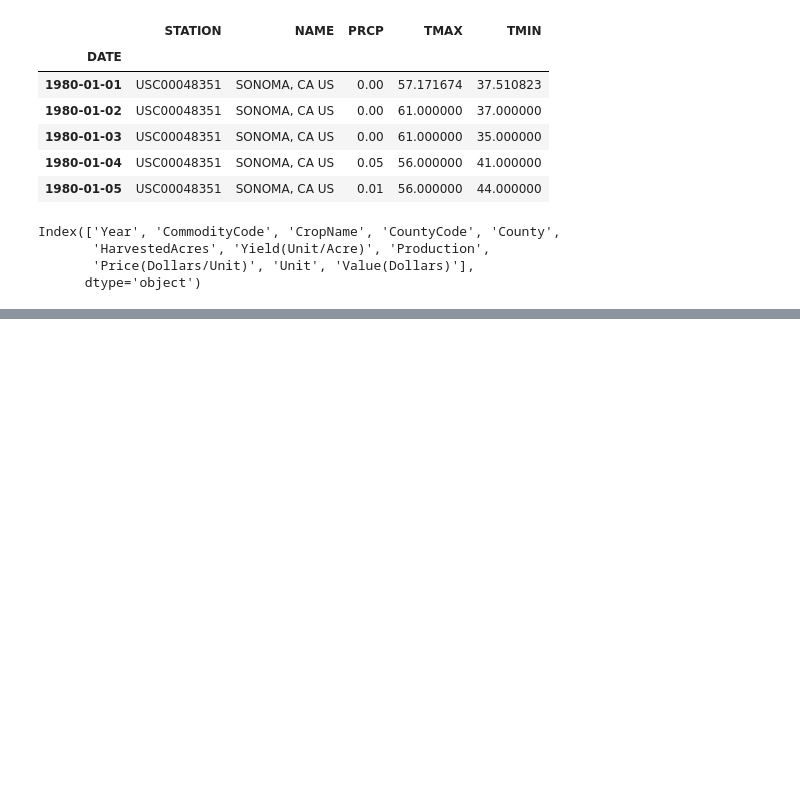
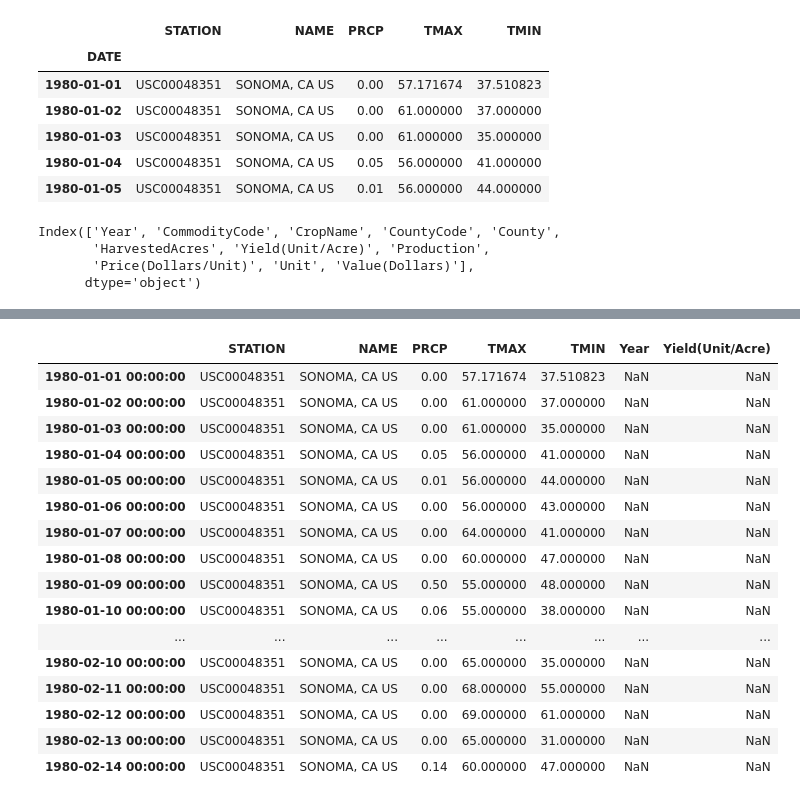
Before and after one commit to coldzonemt/Capstone_2, a Jupyter notebook: Pre-Processing_and_Training.ipynb, the cells around one changed output, grey strips where cells are left out. Cells and saved outputs as stored; diff of their text form; code cells hidden in the pictures; blank space fills up the shorter version.

```diff
--- a/Pre-Processing_and_Training.ipynb
+++ b/Pre-Processing_and_Training.ipynb
@@ -163,6 +170,26 @@ df.tail(45)
 | 38 | NaN | NaN | NaN | NaN | NaN | 1982.0 | 4.00 |
 | 39 | NaN | NaN | NaN | NaN | NaN | 1981.0 | 3.39 |
 | 40 | NaN | NaN | NaN | NaN | NaN | 1980.0 | 3.34 |
+# %%
+df.head(45)
+# %% [output]
+|  | STATION | NAME | PRCP | TMAX | TMIN | Year | Yield(Unit/Acre) |
+| 1980-01-01 00:00:00 | USC00048351 | SONOMA, CA US | 0.00 | 57.171674 | 37.510823 | NaN | NaN |
+| 1980-01-02 00:00:00 | USC00048351 | SONOMA, CA US | 0.00 | 61.000000 | 37.000000 | NaN | NaN |
+| 1980-01-03 00:00:00 | USC00048351 | SONOMA, CA US | 0.00 | 61.000000 | 35.000000 | NaN | NaN |
+| 1980-01-04 00:00:00 | USC00048351 | SONOMA, CA US | 0.05 | 56.000000 | 41.000000 | NaN | NaN |
+| 1980-01-05 00:00:00 | USC00048351 | SONOMA, CA US | 0.01 | 56.000000 | 44.000000 | NaN | NaN |
+| 1980-01-06 00:00:00 | USC00048351 | SONOMA, CA US | 0.00 | 56.000000 | 43.000000 | NaN | NaN |
+| 1980-01-07 00:00:00 | USC00048351 | SONOMA, CA US | 0.00 | 64.000000 | 41.000000 | NaN | NaN |
+| 1980-01-08 00:00:00 | USC00048351 | SONOMA, CA US | 0.00 | 60.000000 | 47.000000 | NaN | NaN |
+| 1980-01-09 00:00:00 | USC00048351 | SONOMA, CA US | 0.50 | 55.000000 | 48.000000 | NaN | NaN |
+| 1980-01-10 00:00:00 | USC00048351 | SONOMA, CA US | 0.06 | 55.000000 | 38.000000 | NaN | NaN |
+| ... | ... | ... | ... | ... | ... | ... | ... |
+| 1980-02-10 00:00:00 | USC00048351 | SONOMA, CA US | 0.00 | 65.000000 | 35.000000 | NaN | NaN |
+| 1980-02-11 00:00:00 | USC00048351 | SONOMA, CA US | 0.00 | 68.000000 | 55.000000 | NaN | NaN |
+| 1980-02-12 00:00:00 | USC00048351 | SONOMA, CA US | 0.00 | 69.000000 | 61.000000 | NaN | NaN |
+| 1980-02-13 00:00:00 | USC00048351 | SONOMA, CA US | 0.00 | 65.000000 | 31.000000 | NaN | NaN |
+| 1980-02-14 00:00:00 | USC00048351 | SONOMA, CA US | 0.14 | 60.000000 | 47.000000 | NaN | NaN |
 # %%
 # Set up train / test split of data - 25% test, 75% train
 # %%
```
Also changed, not shown: parts of 4 cells of this notebook.
